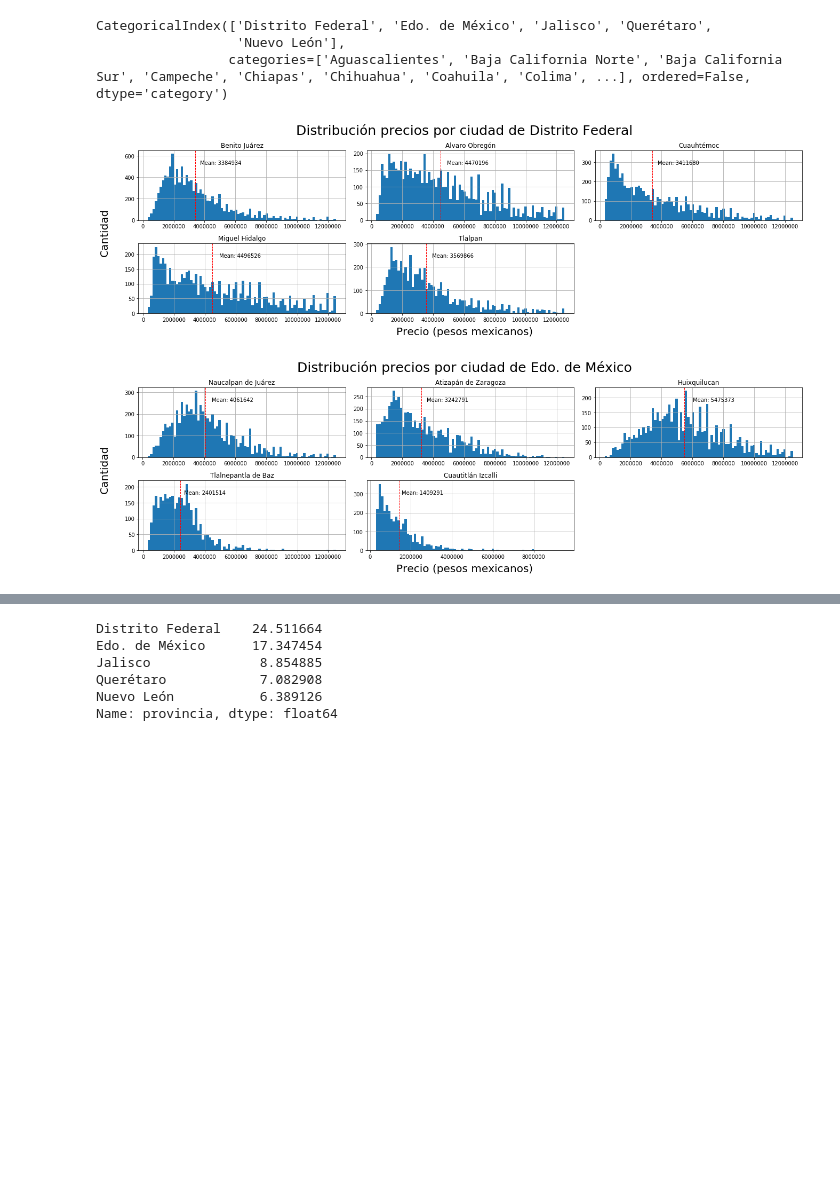
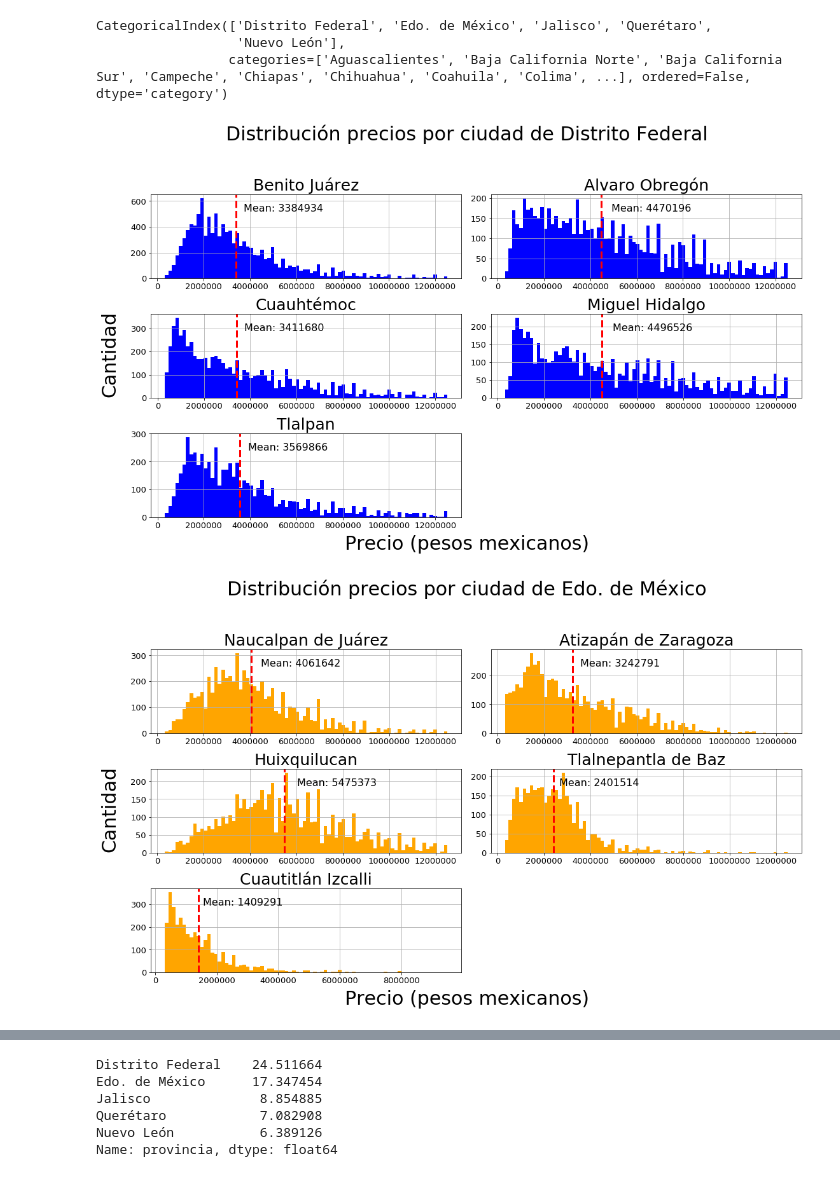
Before and after one commit to gdbien/9558-Organizacion-de-Datos, a Jupyter notebook: TP1/Franco/tp1_franco.ipynb, the cells around one changed output, grey strips where cells are left out. Cells and saved outputs as stored; diff of their text form; code cells hidden in the pictures; blank space fills up the shorter version.

```diff
--- a/TP1/Franco/tp1_franco.ipynb
+++ b/TP1/Franco/tp1_franco.ipynb
@@ -747,19 +747,21 @@ def dibujar_histogramas(df, variables, filas, columnas,tamfigx,tamfigy,col):
     for i, variable  in enumerate(variables):
         ax=fig.add_subplot(filas,columnas,i+1)
         df[variable].hist(bins=80,ax=ax,figsize=[tamfigx,tamfigy],color=col)
-        ax.set_title(variable)
+        ax.set_title(variable,size=25)
         ax.ticklabel_format(style = 'plain')
-        plt.axvline(df[variable].mean(), color='r', linestyle='dashed', linewidth=1)
+        plt.axvline(df[variable].mean(), color='r', linestyle='dashed', linewidth=3)
         min_ylim, max_ylim = plt.ylim()
-        plt.text(df[variable].mean()*1.1, max_ylim*0.8, 'Mean: {:.0f}'.format(df[variable].mean()))
+        plt.text(df[variable].mean()*1.1, max_ylim*0.8, 'Mean: {:.0f}'.format(df[variable].mean()),size=16)
+        ax.tick_params(axis='both', which='major', labelsize=13)
+
 
     fig.tight_layout()
     return fig
 # %%
-fig = dibujar_histogramas(pivoted_provincias,lista_provincias,11,3,20,20,'blue')
+fig = dibujar_histogramas(pivoted_provincias,lista_provincias,11,3,25,25,'blue')
 fig.text(0.5,1.02, "Distribución precios por provincia", ha="center", va="center",size=30)
-fig.text(0.5,-0.02, "Precio (pesos mexicanos)", ha="center", va="center",size=20)
-fig.text(-0.02,0.5, "Cantidad", ha="center", va="center", rotation=90,size=20)
+fig.text(0.5,-0.02, "Precio (pesos mexicanos)", ha="center", va="center",size=30)
+fig.text(-0.02,0.5, "Cantidad", ha="center", va="center", rotation=90,size=30)
 plt.savefig('dist_precio_prov.png', bbox_inches = 'tight')
 plt.show()
 # %% [output]
@@ -779,20 +781,23 @@ CategoricalIndex(['Distrito Federal', 'Edo. de México', 'Jalisco', 'Querétaro'
                   'Nuevo León'],
                  categories=['Aguascalientes', 'Baja California Norte', 'Baja California Sur', 'Campeche', 'Chiapas', 'Chihuahua', 'Coahuila', 'Colima', ...], ordered=False, dtype='category')
 # %%
+i=0
+colores=['blue','orange','green','purple','red']
 for provincia in lista_provincias_top5:
     df_provincias_top5 = df[df['provincia'] == provincia]
     df_provincias_top5 = df_provincias_top5[['ciudad','precio']]
     lista_ciudades_top5 = df_provincias_top5['ciudad'].value_counts().head(5).index.tolist()
     df_ciudades_top5 = df_provincias_top5[df_provincias_top5['ciudad'].isin(lista_ciudades_top5)]
     pivoted_ciudades = df_ciudades_top5.pivot(columns='ciudad',values='precio')
-    fig = dibujar_histogramas(pivoted_ciudades,lista_ciudades_top5,2,3,18,5,'tab:blue')
+    fig = dibujar_histogramas(pivoted_ciudades,lista_ciudades_top5,3,2,15,8,colores[i])
     titulo = "Distribución precios por ciudad de " + provincia
-    fig.text(0.5,1.03, titulo, ha="center", va="center",size=25)
-    fig.text(0.5,-0.02, "Precio (pesos mexicanos)", ha="center", va="center",size=20)
-    fig.text(-0.02,0.5, "Cantidad", ha="center", va="center", rotation=90,size=20)
+    fig.text(0.5,1.10, titulo, ha="center", va="center",size=30)
+    fig.text(0.5,-0.02, "Precio (pesos mexicanos)", ha="center", va="center",size=30)
+    fig.text(-0.02,0.5, "Cantidad", ha="center", va="center", rotation=90,size=30)
     save = 'dist_precio_top5_ciudades_de_'+ provincia + '.png'
     plt.savefig(save, bbox_inches = "tight")
     plt.show()
+    i+=1
 # %% [output]
-[figure, old version]
+[figure, new version]
-[figure, old version]
+[figure, new version]
```
Also changed, not shown: parts of 7 cells of this notebook, 1 other file.
